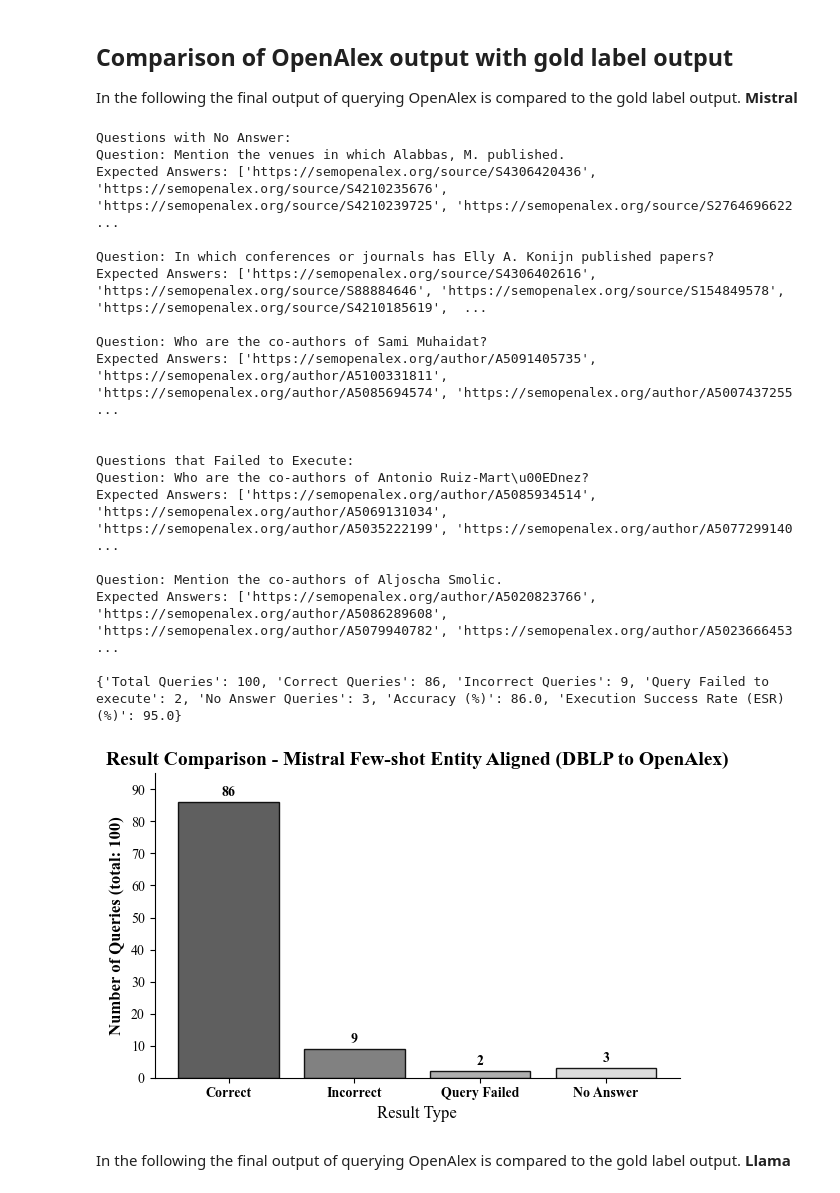
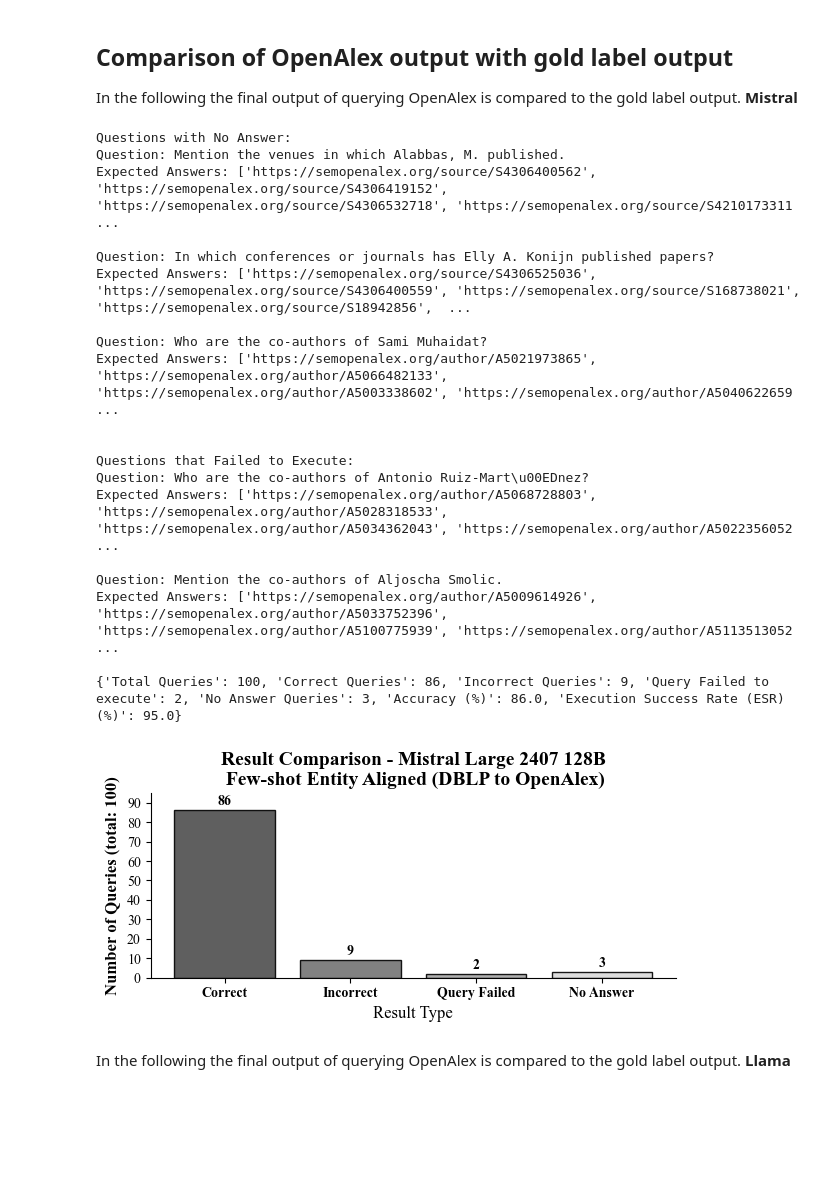
Before and after one commit to semantic-systems/Automatic-SPARQL-translation, a Jupyter notebook: DBLP-OpenAlex-testing/fewshot-DBLP-OpenAlex/fewshot_model_dblp_openalex.ipynb, the cells around one changed output. Drawn from its saved outputs; the diff is of its cells as text; code cells hidden in the pictures; blank space fills up the shorter version.

Commit message:
refactor: chart name change

```diff
--- a/DBLP-OpenAlex-testing/fewshot-DBLP-OpenAlex/fewshot_model_dblp_openalex.ipynb
+++ b/DBLP-OpenAlex-testing/fewshot-DBLP-OpenAlex/fewshot_model_dblp_openalex.ipynb
@@ -703,7 +703,7 @@ counts = [correct_count, incorrect_count, query_failed_count, no_answer_count]
 grayscale_colors = ['#4d4d4d', '#737373', '#a6a6a6', '#d9d9d9']
 
 # Create a bar chart
-fig, ax = plt.subplots(figsize=(6, 4))
+fig, ax = plt.subplots(figsize=(6, 3))
 bars = ax.bar(categories, counts, color=grayscale_colors, alpha=0.9, edgecolor='black')
 
 # Annotate bars with their values
@@ -716,43 +716,43 @@ ax.yaxis.set_major_locator(plt.MaxNLocator(integer=True))
 ax.set_ylabel(f'Number of Queries (total: {total_questions})', fontsize=12, fontweight='bold')
 
 # Add title and labels
-plt.title('Result Comparison - Mistral Few-shot Entity Aligned (DBLP to OpenAlex)', fontsize=14, fontweight='bold')
+plt.title('Result Comparison - Mistral Large 2407 128B\n Few-shot Entity Aligned (DBLP to OpenAlex)', fontsize=14, fontweight='bold')
 plt.xlabel('Result Type', fontsize=12)
 
 # Remove only the top and right spines
 ax.spines['top'].set_visible(False)
 ax.spines['right'].set_visible(False)
 
 # Improve visual appeal
 plt.xticks(fontsize=10, fontweight='bold')
 plt.yticks(fontsize=10)
 plt.ylim(0, 95)
 
 # Tight layout and save as PNG
 plt.tight_layout()
 plt.savefig('comparison_fewshot_mistral_dblp_openalex_grayscale.png', dpi=300, bbox_inches='tight')
 plt.show()
 # %% [output]
 Questions with No Answer:
 Question: Mention the venues in which Alabbas, M. published.
-Expected Answers: ['https://semopenalex.org/source/S4306420436', 'https://semopenalex.org/source/S4210235676', 'https://semopenalex.org/source/S4210239725', 'https://semopenalex.org/source/S2764696622 ...
+Expected Answers: ['https://semopenalex.org/source/S4306400562', 'https://semopenalex.org/source/S4306419152', 'https://semopenalex.org/source/S4306532718', 'https://semopenalex.org/source/S4210173311 ...
 
 Question: In which conferences or journals has Elly A. Konijn published papers?
-Expected Answers: ['https://semopenalex.org/source/S4306402616', 'https://semopenalex.org/source/S88884646', 'https://semopenalex.org/source/S154849578', 'https://semopenalex.org/source/S4210185619',  ...
+Expected Answers: ['https://semopenalex.org/source/S4306525036', 'https://semopenalex.org/source/S4306400559', 'https://semopenalex.org/source/S168738021', 'https://semopenalex.org/source/S18942856',  ...
 
 Question: Who are the co-authors of Sami Muhaidat?
-Expected Answers: ['https://semopenalex.org/author/A5091405735', 'https://semopenalex.org/author/A5100331811', 'https://semopenalex.org/author/A5085694574', 'https://semopenalex.org/author/A5007437255 ...
+Expected Answers: ['https://semopenalex.org/author/A5021973865', 'https://semopenalex.org/author/A5066482133', 'https://semopenalex.org/author/A5003338602', 'https://semopenalex.org/author/A5040622659 ...
 
 
 Questions that Failed to Execute:
 Question: Who are the co-authors of Antonio Ruiz-Mart\u00EDnez?
-Expected Answers: ['https://semopenalex.org/author/A5085934514', 'https://semopenalex.org/author/A5069131034', 'https://semopenalex.org/author/A5035222199', 'https://semopenalex.org/author/A5077299140 ...
+Expected Answers: ['https://semopenalex.org/author/A5068728803', 'https://semopenalex.org/author/A5028318533', 'https://semopenalex.org/author/A5034362043', 'https://semopenalex.org/author/A5022356052 ...
 
 Question: Mention the co-authors of Aljoscha Smolic.
-Expected Answers: ['https://semopenalex.org/author/A5020823766', 'https://semopenalex.org/author/A5086289608', 'https://semopenalex.org/author/A5079940782', 'https://semopenalex.org/author/A5023666453 ...
+Expected Answers: ['https://semopenalex.org/author/A5009614926', 'https://semopenalex.org/author/A5033752396', 'https://semopenalex.org/author/A5100775939', 'https://semopenalex.org/author/A5113513052 ...
 
 {'Total Queries': 100, 'Correct Queries': 86, 'Incorrect Queries': 9, 'Query Failed to execute': 2, 'No Answer Queries': 3, 'Accuracy (%)': 86.0, 'Execution Success Rate (ESR) (%)': 95.0}
-[figure, old version]
+[figure, new version]
 # %% [markdown]
 In the following the final output of querying OpenAlex is compared to the gold label output. **Llama**
 # %%
```
Also changed, not shown: parts of 1 cell of this notebook, 4 other files.
